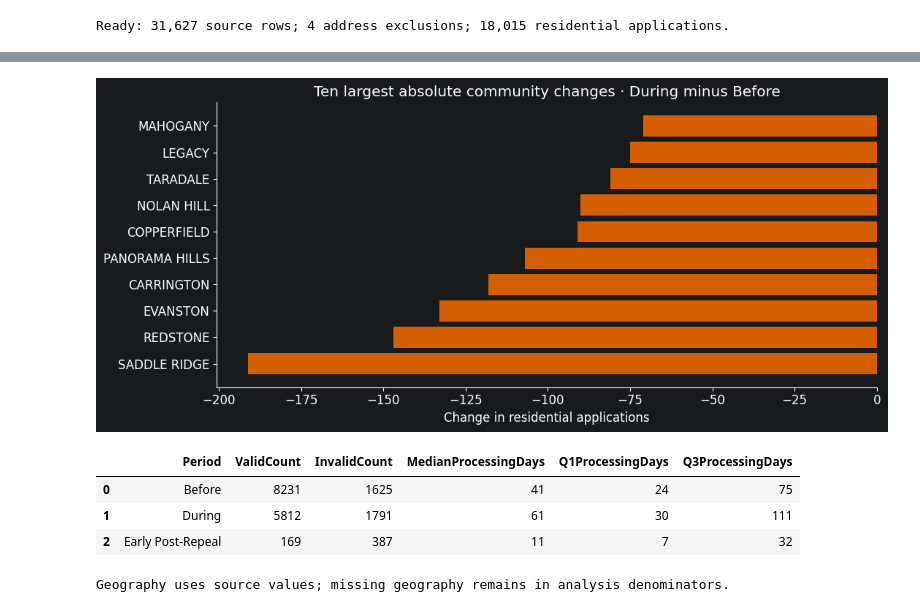
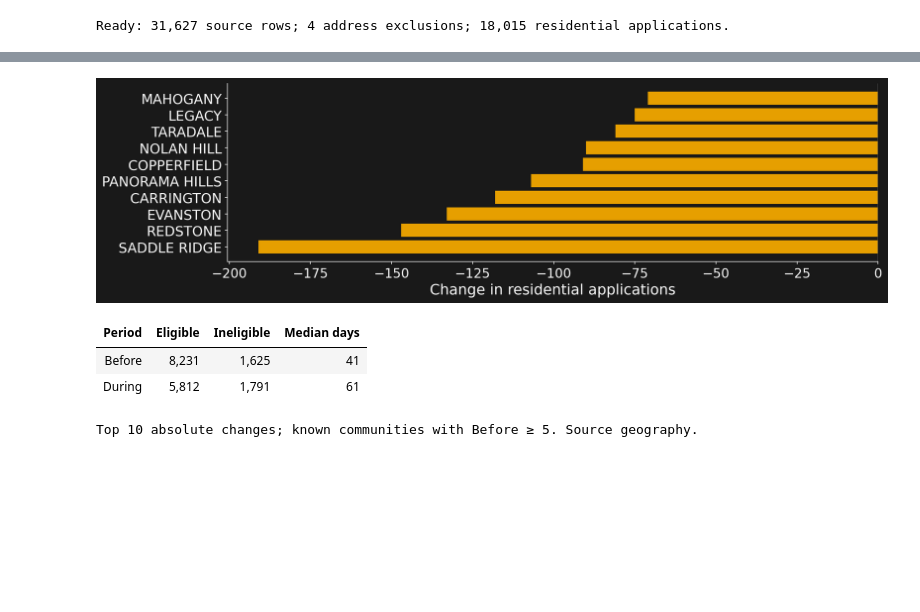
Before and after one commit to alby1976/Data110_DP_Activity, a Jupyter notebook: notebooks/03_ten_minute_presentation.ipynb, the cells around one changed output, grey strips where cells are left out. Cells and saved outputs as stored; diff of their text form; code cells hidden in the pictures; blank space fills up the shorter version.

```diff
--- a/notebooks/03_ten_minute_presentation.ipynb
+++ b/notebooks/03_ten_minute_presentation.ipynb
@@ -203,8 +203,9 @@ assert not any(issue.severity == "error" for issue in schema_issues)
 classification_validation = ClassificationValidator().validate(featured, rules=rules)
 assert_frame_equal(raw, raw_before)
 PRIMARY = covered_labels[:2]
-COLORS = ["#0072B2", "#D55E00"]
-plt.rcParams.update({"figure.figsize": (11, 5), "font.size": 12, "axes.spines.top": False, "axes.spines.right": False})
+COLORS = ["#56B4E9", "#E69F00"]
+plt.style.use("dark_background")
+plt.rcParams.update({"figure.figsize": (14, 5), "figure.facecolor": "#191919", "axes.facecolor": "#191919", "font.size": 18, "axes.titlesize": 20, "axes.labelsize": 18, "xtick.labelsize": 16, "ytick.labelsize": 17, "legend.fontsize": 16, "axes.spines.top": False, "axes.spines.right": False})
 volume = analysis_tables["permit_volume"].set_index("Period")
 primary_volume = volume.loc[PRIMARY]
 count_change = (primary_volume.iloc[1]["PermitCount"] / primary_volume.iloc[0]["PermitCount"] - 1) * 100
@@ -385,21 +407,24 @@ The geography chart shows the ten largest absolute community changes among known
 # %%
 #| echo: false
 geography = analysis_tables["community_summary"]
 changes = geography.loc[geography["Period"].eq(PRIMARY[1]) & ~geography["IsMissingGeography"] & ~geography["SmallBaselineWarning"]].copy()
 changes = changes.loc[changes["AbsoluteChange"].abs().nlargest(10).index].sort_values("AbsoluteChange")
-fig, ax = plt.subplots(figsize=(11, 5))
+fig, ax = plt.subplots(figsize=(14, 4.2))
 ax.barh(changes["Community"], changes["AbsoluteChange"].astype(float), color=[COLORS[1] if value < 0 else COLORS[0] for value in changes["AbsoluteChange"]])
 ax.axvline(0, color="#555555", linewidth=.8)
-ax.set(title="Ten largest absolute community changes · During minus Before", xlabel="Change in residential applications", ylabel="")
+ax.set(xlabel="Change in residential applications", ylabel="")
 plt.tight_layout()
-plt.show()
-display(analysis_tables["processing_summary"][["Period", "ValidCount", "InvalidCount", "MedianProcessingDays", "Q1ProcessingDays", "Q3ProcessingDays"]].round(2))
-print("Geography uses source values; missing geography remains in analysis denominators.")
+chart_buffer = BytesIO()
+fig.savefig(chart_buffer, format="png", dpi=150, bbox_inches="tight")
+display(Image(data=chart_buffer.getvalue()))
+plt.close(fig)
+processing_display = analysis_tables["processing_summary"].loc[lambda table: table["Period"].isin(PRIMARY), ["Period", "ValidCount", "InvalidCount", "MedianProcessingDays"]].rename(columns={"ValidCount": "Eligible", "InvalidCount": "Ineligible", "MedianProcessingDays": "Median days"})
+display(HTML(processing_display.to_html(index=False, formatters={"Eligible": "{:,.0f}".format, "Ineligible": "{:,.0f}".format, "Median days": "{:.0f}".format})))
+print("Top 10 absolute changes; known communities with Before ≥ 5. Source geography.")
 # %% [output]
-[figure, old version]
+[figure, new version]
-|  | Period | ValidCount | InvalidCount | MedianProcessingDays | Q1ProcessingDays | Q3ProcessingDays |
-| 0 | Before | 8231 | 1625 | 41 | 24 | 75 |
-| 1 | During | 5812 | 1791 | 61 | 30 | 111 |
-| 2 | Early Post-Repeal | 169 | 387 | 11 | 7 | 32 |
+| Period | Eligible | Ineligible | Median days |
+| Before | 8,231 | 1,625 | 41 |
+| During | 5,812 | 1,791 | 61 |
-Geography uses source values; missing geography remains in analysis denominators.
+Top 10 absolute changes; known communities with Before ≥ 5. Source geography.
 # %% [markdown]
```
Also changed, not shown: parts of 22 cells of this notebook, 7 other files.
